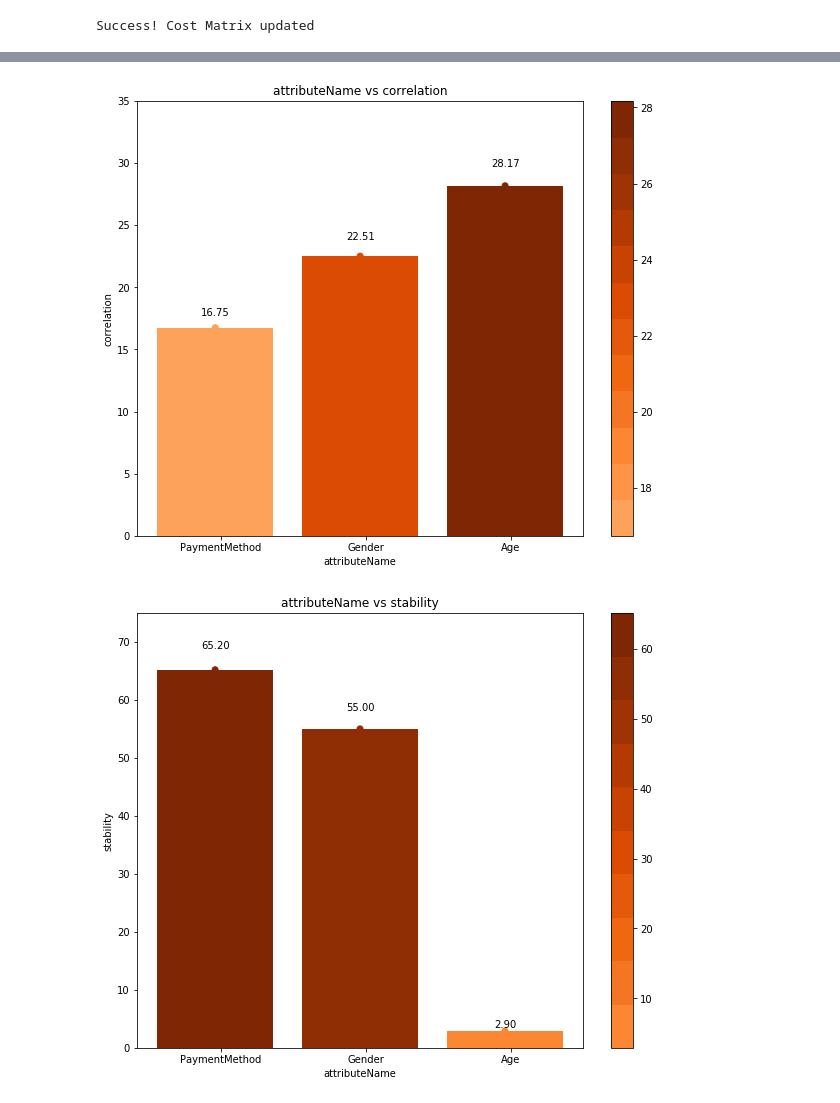
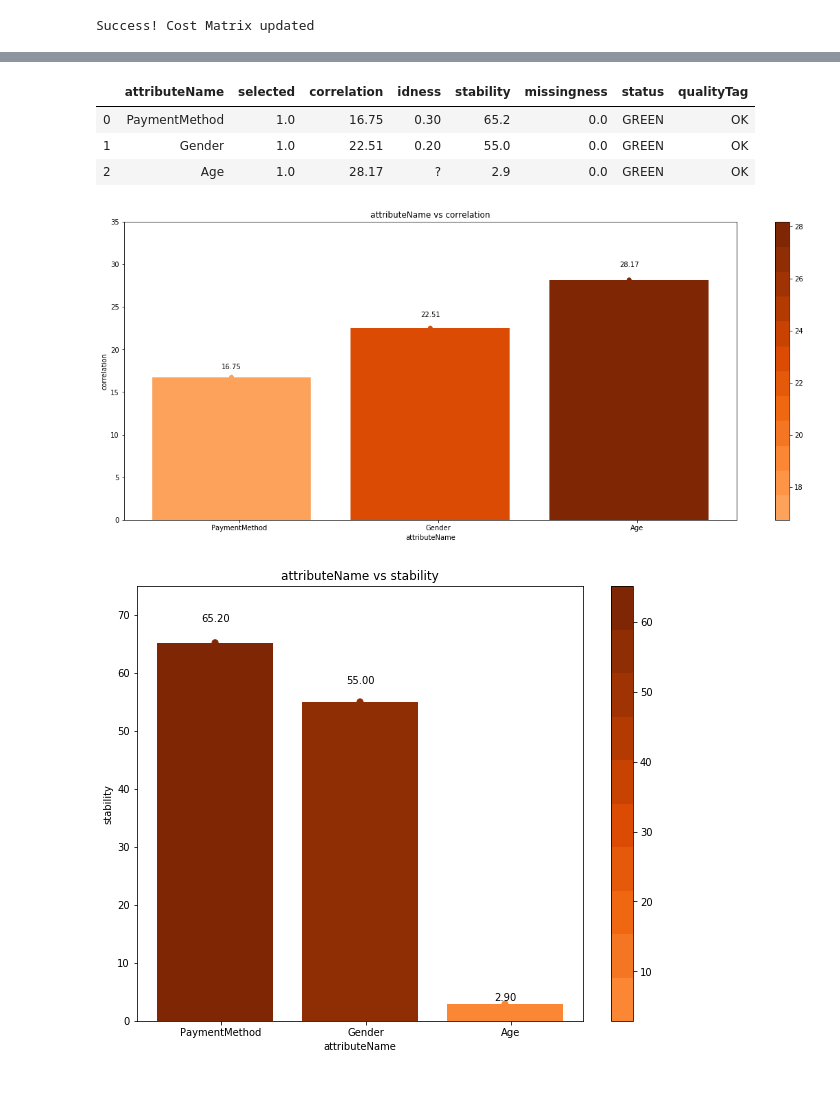
Before and after one commit to rapidminer-labs/rapidminer-go-python, a Jupyter notebook: examples/interactiveScript_deals.ipynb, the cells around one changed output, grey strips where cells are left out. Cells and saved outputs as stored; diff of their text form; code cells hidden in the pictures.

```diff
--- a/examples/interactiveScript_deals.ipynb
+++ b/examples/interactiveScript_deals.ipynb
@@ -13,5 +15,5 @@ analysis_name = 'Deals'
 # %%
-data = pd.read_csv("C:\\Users\\VenkateshkumarSivaku\\Desktop\\Deals.csv")
+data = pd.read_csv("C:\\Users\\VenkateshkumarSivaku\\Desktop\\Interactive data\\Deals-Training.csv")
 # %%
 #To get the RapidminerGo instance
 client = rmgo.RapidMinerGoClient(AUTOMODEL_URL, USER_ID, PASSWORD)
@@ -21,7 +52,5 @@ Successfully connected to the Server
 # %%
-#dataframe to json
-input_json = client.rapidDataFrameToJson(data)
-dataId = client.upload_json(input_json, analysis_name)[DATA_ID]
+dataId = client.upload_json(data, analysis_name)[DATA_ID]
 modelingTaskID = client.create_modeling_task(dataId)[DATA_ID]
 # %% [output]
 Successfully uploaded data
@@ -42,8 +71,8 @@ jsonVal = client.set_cost_matrix(modelingTaskID, [[1, -1], [-1, 1]])
 Success! Cost Matrix updated
 # %%
 #setting label
-selectInputs = json_normalize(jsonVal['modelInputs'])
-selectInputs
+dataInputs = json_normalize(jsonVal['modelInputs'])
+dataInputs
 # %% [output]
 |  | attributeName | selected | modelAttributeStatistics.correlation | modelAttributeStatistics.idness | modelAttributeStatistics.stability | ... |
 | 0 | PaymentMethod | True | 16.75% | 0.30% | 65.20% | ... |
@@ -93,6 +137,6 @@ selectInputs = selectInputs.rename(columns={'modelAttributeStatistics.correlatio
 # %%
 #String to float conversion and removes '%' from the data frame values
-selectInputs = client.rapidDataFrameNormalizer(selectInputs)
+dataInputs = client.rapidDataFrameNormalizer(dataInputs)
 # %% [output]
 attributeName has string values so couldn't convert all its values to numbers
 idness has string values so couldn't convert all its values to numbers
@@ -108,6 +145,13 @@ selectInputs
+# %%
+dataInputs
+# %% [output]
+|  | attributeName | selected | correlation | idness | stability | missingness | status | qualityTag |
+| 0 | PaymentMethod | 1.0 | 16.75 | 0.30 | 65.2 | 0.0 | GREEN | OK |
+| 1 | Gender | 1.0 | 22.51 | 0.20 | 55.0 | 0.0 | GREEN | OK |
+| 2 | Age | 1.0 | 28.17 | ? | 2.9 | 0.0 | GREEN | OK |
 # %%
 #client.plotBarGraph(input_DataFrame, x-axis, y-axis, color segmentation, y-axis max val, width, height)
-client.plotBarGraph(selectInputs, 'attributeName', 'correlation', 8, 35, 10,8).show()
+client.plotBarGraph(dataInputs, 'attributeName', 'correlation', 8, 35, 20,8).show()
 # %% [output]
-[figure, old version]
+[figure, new version]
 # %%
```
Also changed, not shown: parts of 22 cells of this notebook, 2 other files.
